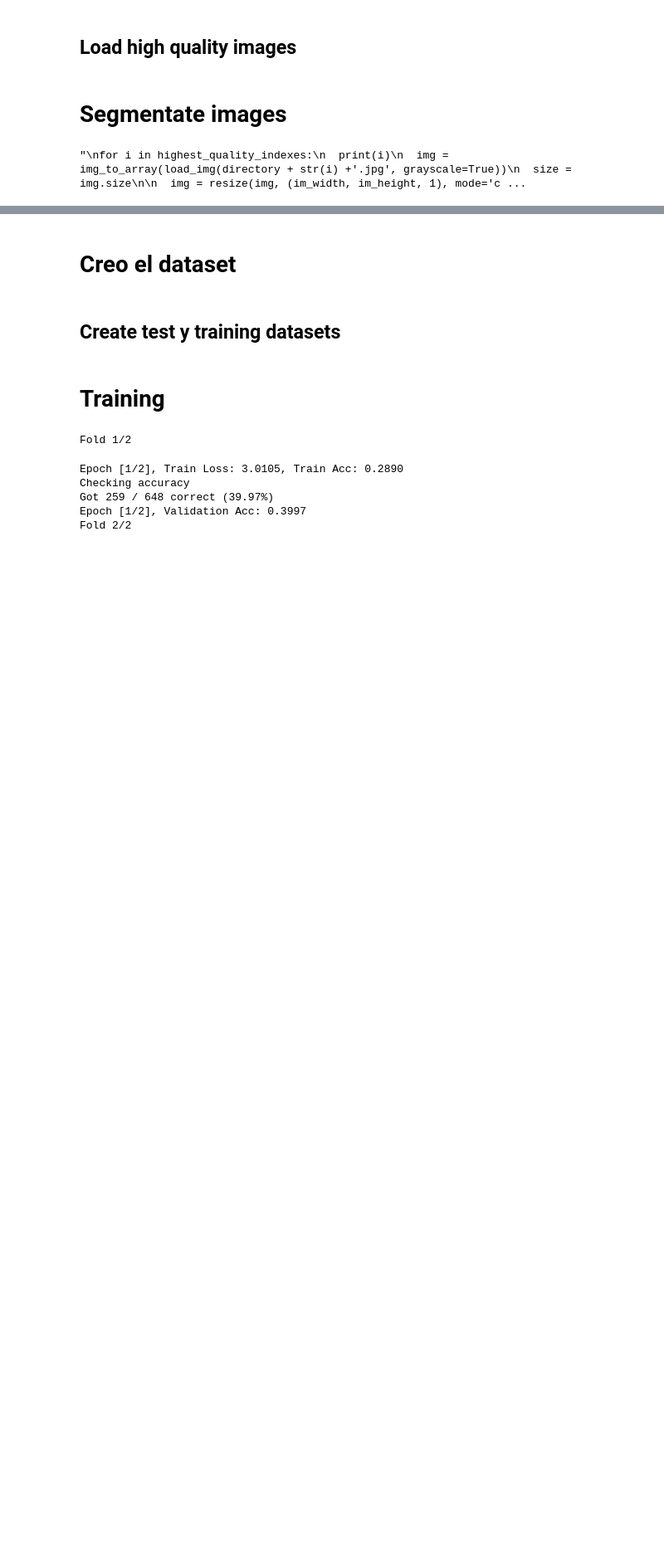
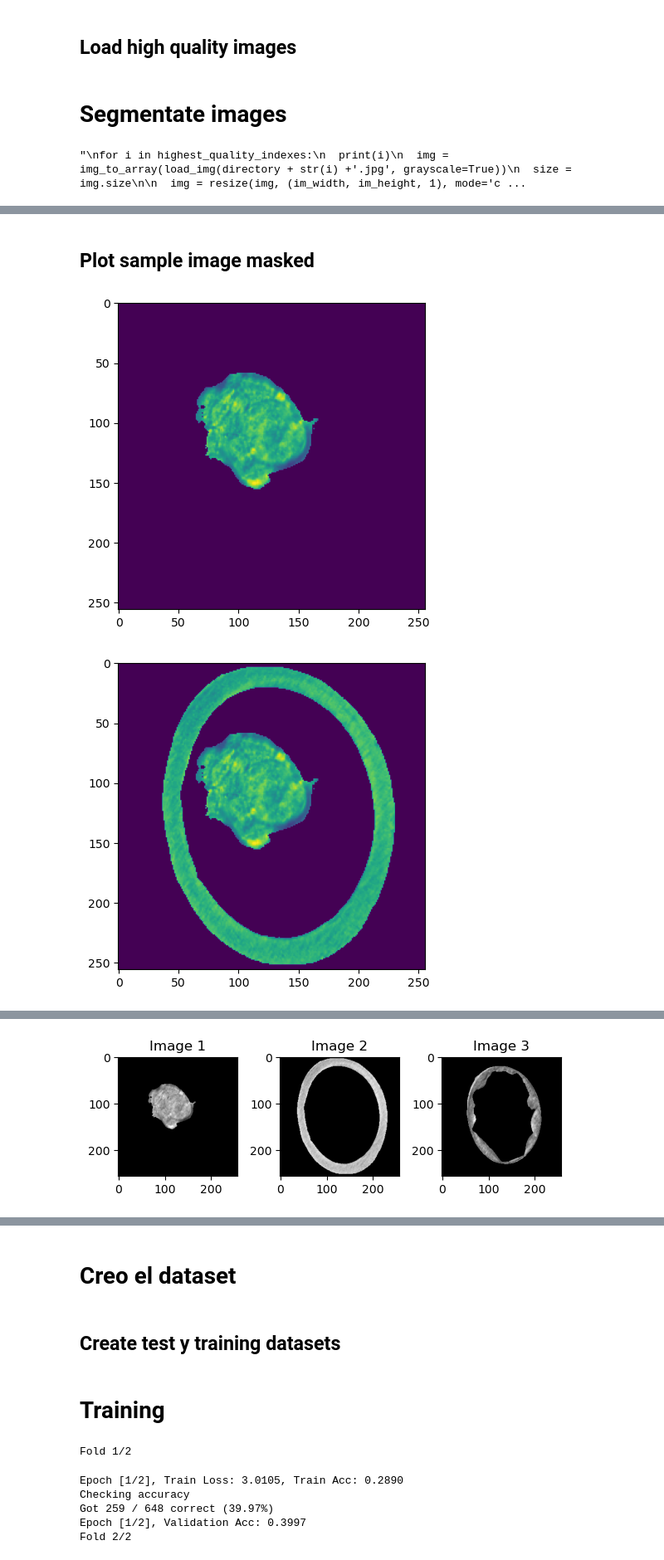
Before and after one commit to JuanDiegoYoung/Embryo-quality-classification, a Jupyter notebook: notebooks/segmented_CEM.ipynb, the cells around one changed output, grey strips where cells are left out. Shown at 83% size. Cells and saved outputs as stored; diff of their text form; code cells hidden in the pictures; blank space fills up the shorter version.

```diff
--- a/notebooks/segmented_CEM.ipynb
+++ b/notebooks/segmented_CEM.ipynb
@@ -321,0 +391,2 @@ array([1, 0, 1, ..., 0, 1, 0])
+# %% [markdown]
+## Plot sample image masked
@@ -321,0 +395,32 @@ array([1, 0, 1, ..., 0, 1, 0])
+# %%
+#img_Blast = load_image('data/CEM_database', sample_index, jpeg=True)  # Loading an image from 'Images' directory
+#img_Blast = resize(img_Blast, (im_width, im_height, 1), mode='constant', preserve_range=True, anti_aliasing=True)
+#img_Blast = np.swapaxes(np.swapaxes(img_Blast,0,2),1,2)
+
+
+# Applying segmentation on images based on initial labels
+masked_images = segmentate_images(img_Blast, initial_labels)
+
+# Applying segmentation on images based on sum labels
+masked_sum_images = segmentate_images(img_Blast, sum_labels)
+
+# Applying segmentation on images based on filled labels 2
+masked_filled_images_2 = segmentate_images(img_Blast, filled_labels_2)
+
+# Applying segmentation on images based on filled labels 3
+masked_filled_images_3 = segmentate_images(img_Blast, filled_labels_3)
+
+# Plotting segmented images associated with initial labels using titles
+plot_images(masked_images, titles)
+
+# Plotting segmented images associated with sum labels using sum_titles
+plot_images(masked_sum_images, sum_titles)
+
+# Plotting segmented images associated with filled labels 2 using filled_titles_2
+plot_images(masked_filled_images_2, filled_titles_2)
+
+# Plotting segmented images associated with filled labels 3 using filled_titles_3
+plot_images(masked_filled_images_3, filled_titles_3)
+# %% [output]
+[figure, added]
+[figure, added]
@@ -321,0 +429 @@ array([1, 0, 1, ..., 0, 1, 0])
+[figure, added]
```
Also changed, not shown: parts of 36 cells of this notebook, 2 other files.
